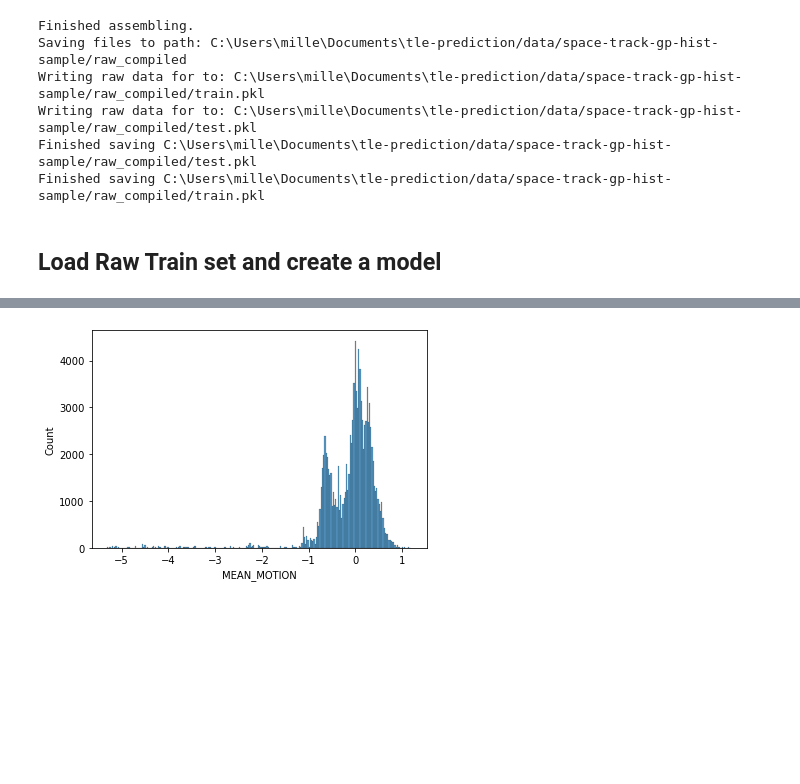
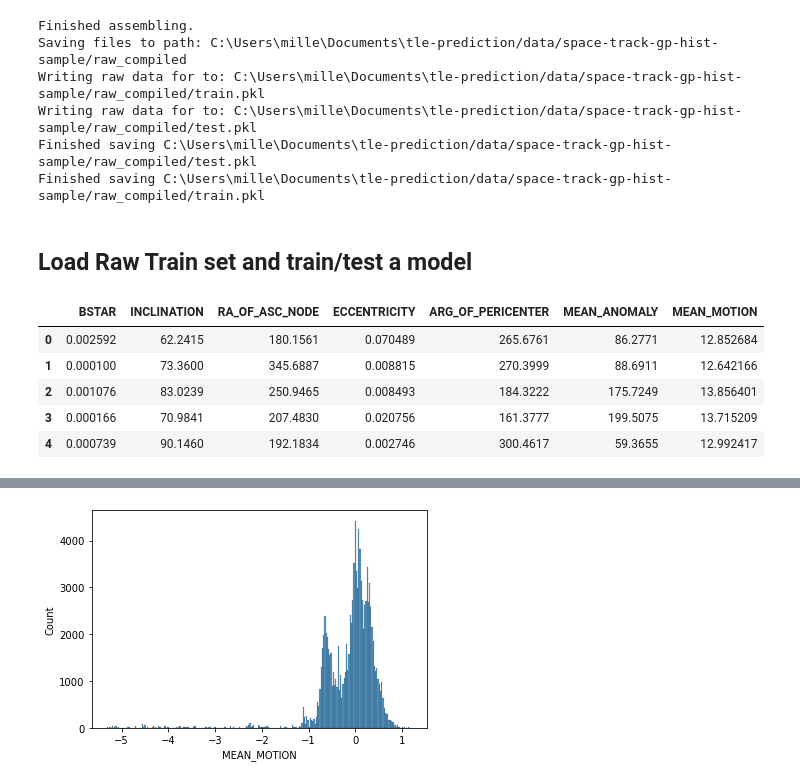
Before and after one commit to cm-tle-pred/tle-prediction, a Jupyter notebook: models/model_0/playground.ipynb, the cells around one changed output, grey strips where cells are left out. Drawn from its saved outputs; the diff is of its cells as text; code cells hidden in the pictures; blank space fills up the shorter version.

```diff
--- a/models/model_0/playground.ipynb
+++ b/models/model_0/playground.ipynb
@@ -34,7 +34,7 @@ Writing raw data for to: C:\Users\mille\Documents\tle-prediction/data/space-trac
 Finished saving C:\Users\mille\Documents\tle-prediction/data/space-track-gp-hist-sample/raw_compiled/test.pkl
 Finished saving C:\Users\mille\Documents\tle-prediction/data/space-track-gp-hist-sample/raw_compiled/train.pkl
 # %% [markdown]
-## Load Raw Train set and create a model
+## Load Raw Train set and train/test a model
 # %%
 import pandas as pd
 import numpy as np
@@ -45,6 +50,15 @@ files = ['train']
 #%time df = pd.read_pickle(os.environ['GP_HIST_PATH'] + '/raw_compiled/train.pkl' )  # Takes about 20s
 train_df = pd.read_pickle(os.environ['my_home_path'] + '/data/space-track-gp-hist-sample/raw_compiled/train.pkl' )
 test_df = pd.read_pickle(os.environ['my_home_path'] + '/data/space-track-gp-hist-sample/raw_compiled/test.pkl' )
+# %%
+train_df[model_cols[:-2]].head()
+# %% [output]
+|  | BSTAR | INCLINATION | RA_OF_ASC_NODE | ECCENTRICITY | ARG_OF_PERICENTER | MEAN_ANOMALY | MEAN_MOTION |
+| 0 | 0.002592 | 62.2415 | 180.1561 | 0.070489 | 265.6761 | 86.2771 | 12.852684 |
+| 1 | 0.000100 | 73.3600 | 345.6887 | 0.008815 | 270.3999 | 88.6911 | 12.642166 |
+| 2 | 0.001076 | 83.0239 | 250.9465 | 0.008493 | 184.3222 | 175.7249 | 13.856401 |
+| 3 | 0.000166 | 70.9841 | 207.4830 | 0.020756 | 161.3777 | 199.5075 | 13.715209 |
+| 4 | 0.000739 | 90.1460 | 192.1834 | 0.002746 | 300.4617 | 59.3655 | 12.992417 |
 # %%
 %%time
 import clean_data
```
Also changed, not shown: parts of 10 cells of this notebook, 2 other files.
